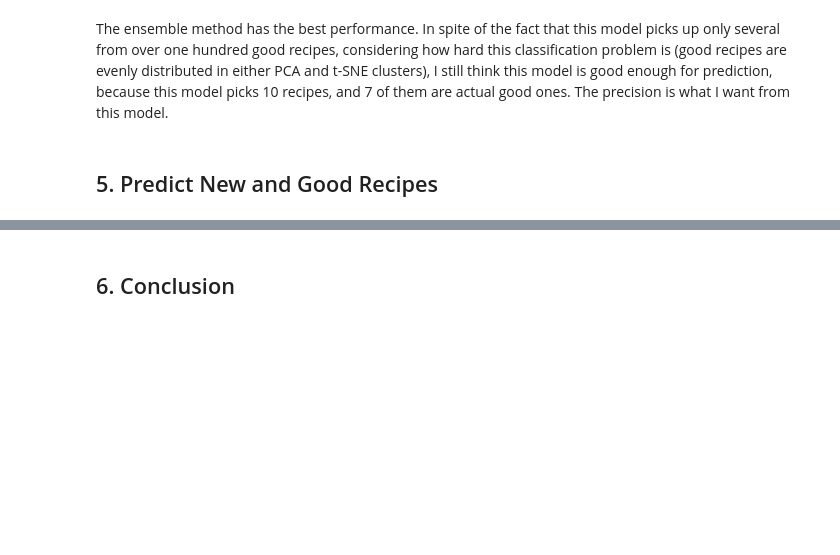
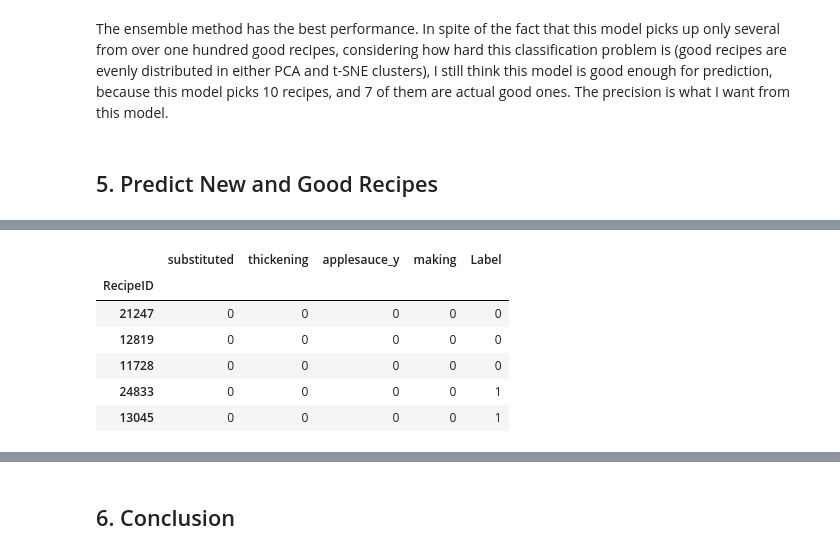
Before and after one commit to corrimare/recipe, a Jupyter notebook: notebooks/recipe.ipynb, the cells around one changed output, grey strips where cells are left out. Saved outputs shown, nothing was run; the diff lists cells and outputs as text; code cells hidden in the pictures; blank space fills up the shorter version.

```diff
--- a/notebooks/recipe.ipynb
+++ b/notebooks/recipe.ipynb
@@ -1869,0 +1880,10 @@ data.shape
+# %%
+data.iloc[-5:, -5:]
+# %% [output]
+|  | substituted | thickening | applesauce_y | making | Label |
+| RecipeID |  |  |  |  |  |
+| 21247 | 0 | 0 | 0 | 0 | 0 |
+| 12819 | 0 | 0 | 0 | 0 | 0 |
+| 11728 | 0 | 0 | 0 | 0 | 0 |
+| 24833 | 0 | 0 | 0 | 0 | 1 |
+| 13045 | 0 | 0 | 0 | 0 | 1 |
```
Also changed, not shown: parts of 22 cells of this notebook.
